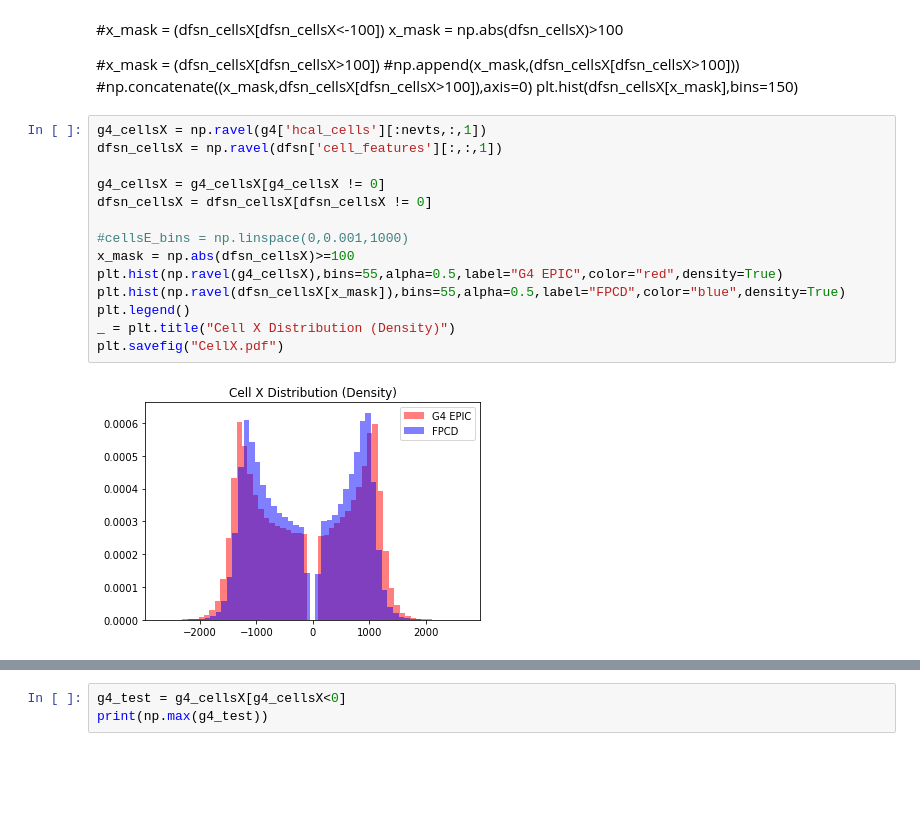
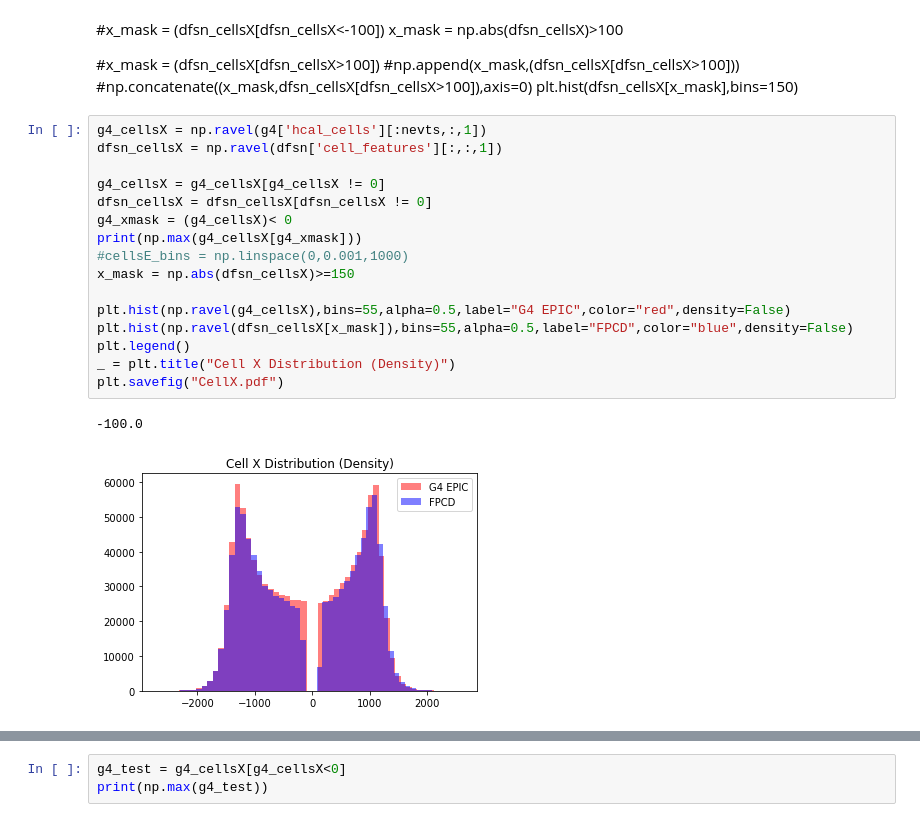
Before and after one commit to ftoralesacosta/GSGM_for_EIC_Calo, a Jupyter notebook: scripts/Compare_Geant_Diffussion.ipynb, the cells around one changed output, grey strips where cells are left out. Cells and saved outputs as stored; diff of their text form; blank space fills up the shorter version.

```diff
--- a/scripts/Compare_Geant_Diffussion.ipynb
+++ b/scripts/Compare_Geant_Diffussion.ipynb
@@ -64,18 +65,21 @@ plt.hist(dfsn_cellsX[x_mask],bins=150)
 # %%
 g4_cellsX = np.ravel(g4['hcal_cells'][:nevts,:,1])
 dfsn_cellsX = np.ravel(dfsn['cell_features'][:,:,1])
 
 g4_cellsX = g4_cellsX[g4_cellsX != 0]
 dfsn_cellsX = dfsn_cellsX[dfsn_cellsX != 0]
+g4_xmask = (g4_cellsX)< 0
+print(np.max(g4_cellsX[g4_xmask]))
+#cellsE_bins = np.linspace(0,0.001,1000)
+x_mask = np.abs(dfsn_cellsX)>=150
 
-#cellsE_bins = np.linspace(0,0.001,1000)
-x_mask = np.abs(dfsn_cellsX)>=100
-plt.hist(np.ravel(g4_cellsX),bins=55,alpha=0.5,label="G4 EPIC",color="red",density=True)
-plt.hist(np.ravel(dfsn_cellsX[x_mask]),bins=55,alpha=0.5,label="FPCD",color="blue",density=True)
+plt.hist(np.ravel(g4_cellsX),bins=55,alpha=0.5,label="G4 EPIC",color="red",density=False)
+plt.hist(np.ravel(dfsn_cellsX[x_mask]),bins=55,alpha=0.5,label="FPCD",color="blue",density=False)
 plt.legend()
 _ = plt.title("Cell X Distribution (Density)")
 plt.savefig("CellX.pdf")
 # %% [output]
+-100.0
-[figure, old version]
+[figure, new version]
 # %%
 #plt.hist(np.ravel(dfsn_cellsX),bins=np.linspace,alpha=0.5,label="FPCD",color="blue")
```
Also changed, not shown: parts of 8 cells of this notebook, 10 other files.
